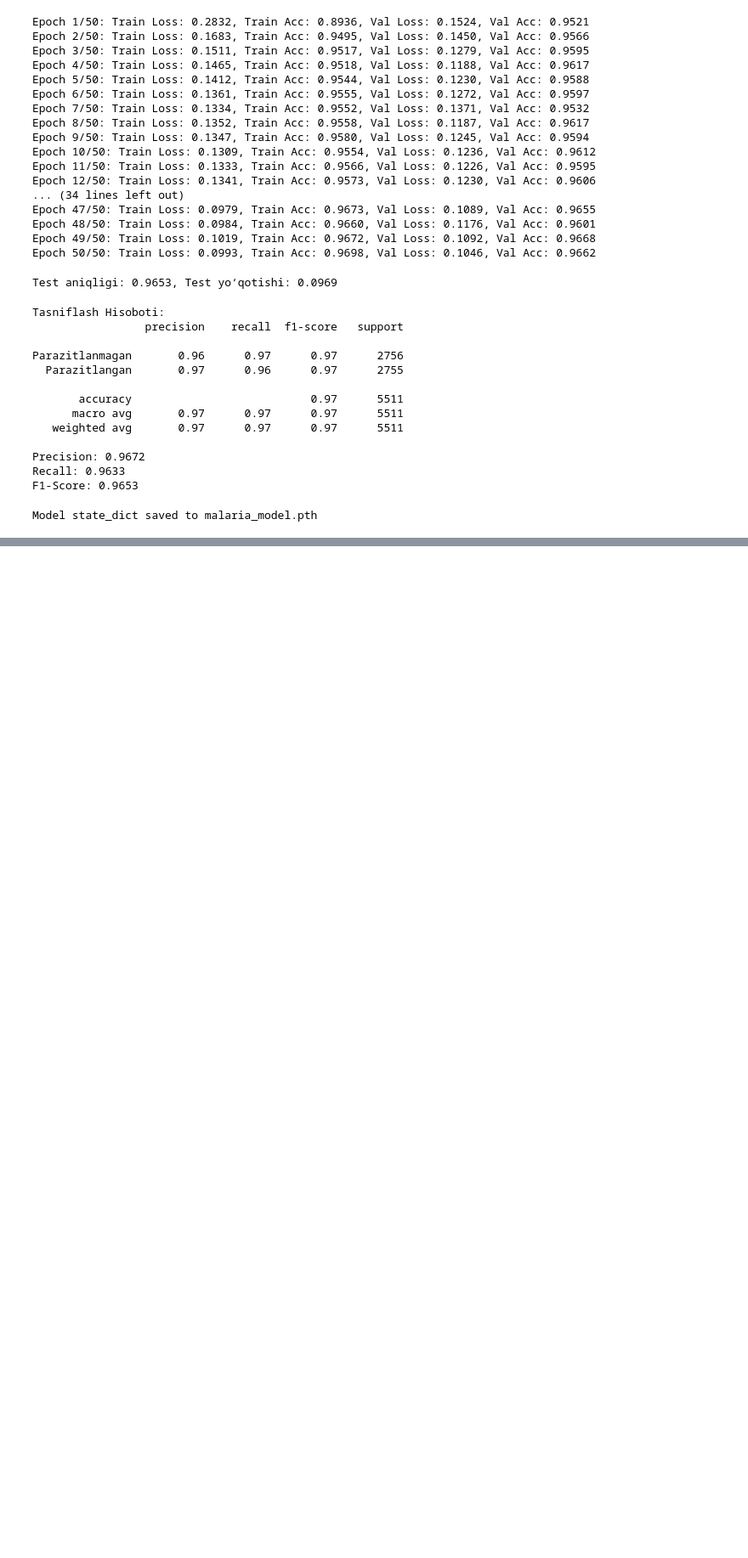
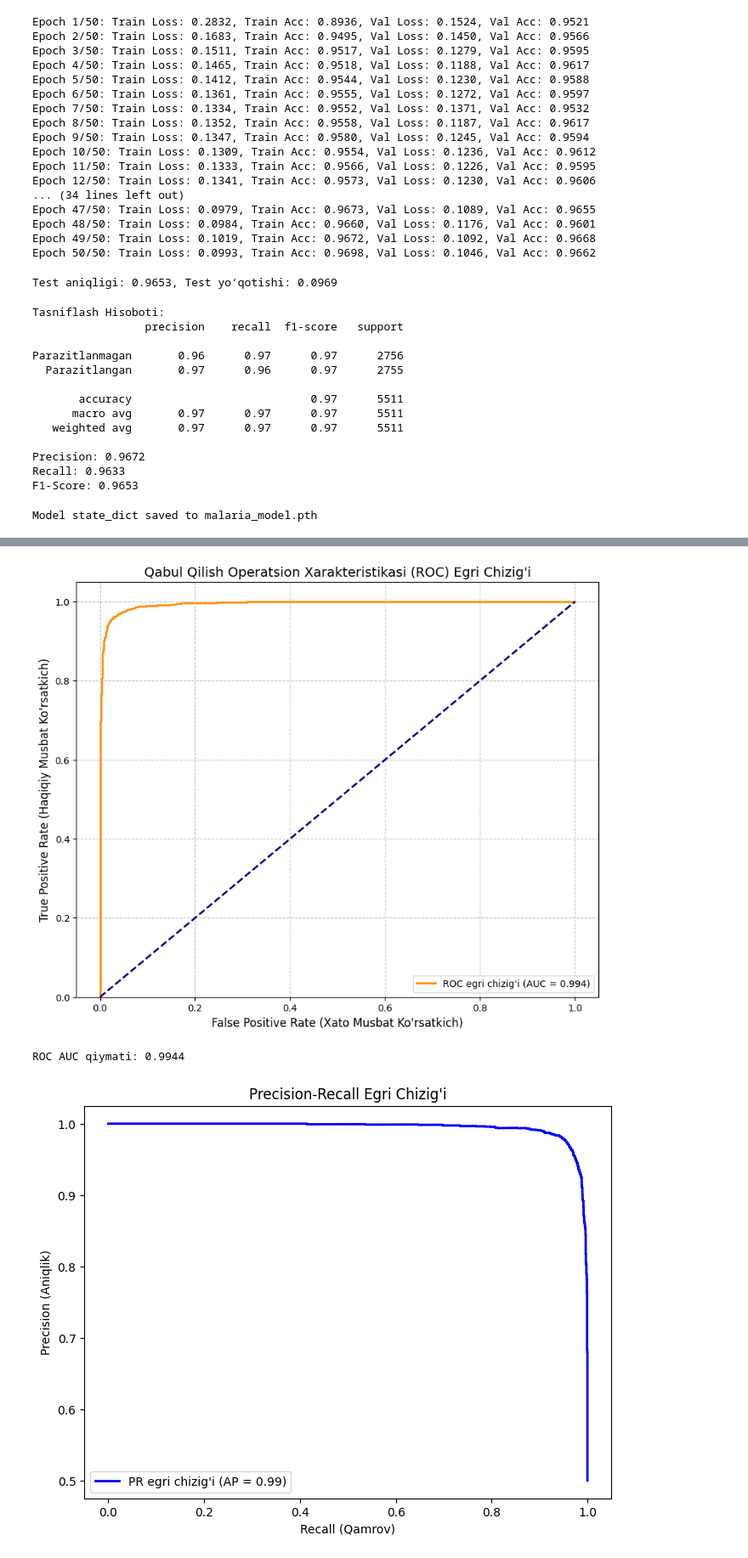
Before and after one commit to UlashovaZaxro/Malaria, a Jupyter notebook: pytorch.ipynb, the cells around one changed output, grey strips where cells are left out. Shown at 85% size. Cells and saved outputs as stored; diff of their text form; code cells hidden in the pictures; blank space fills up the shorter version.

```diff
--- a/pytorch.ipynb
+++ b/pytorch.ipynb
@@ -378,0 +502,39 @@ torch.save(model.state_dict(), 'malaria_model.pth')
+# %%
+from sklearn.metrics import roc_curve, auc, precision_recall_curve, average_precision_score
+
+fpr, tpr, thresholds_roc = roc_curve(y_true_test, y_scores_test)
+
+# ROC egri chizig'i ostidagi maydonni (AUC - Area Under Curve) hisoblash
+roc_auc = auc(fpr, tpr)
+
+# Grafikni chizish
+plt.figure(figsize=(10, 8))
+plt.plot(fpr, tpr, color='darkorange', lw=2, label=f'ROC egri chizig\'i (AUC = {roc_auc:.3f})')
+plt.plot([0, 1], [0, 1], color='navy', lw=2, linestyle='--')
+plt.ylim([0.0, 1.05])
+plt.xlabel('False Positive Rate (Xato Musbat Ko\'rsatkich)', fontsize=12)
+plt.ylabel('True Positive Rate (Haqiqiy Musbat Ko\'rsatkich)', fontsize=12)
+plt.title('Qabul Qilish Operatsion Xarakteristikasi (ROC) Egri Chizig\'i', fontsize=14)
+plt.legend(loc="lower right", fontsize=10)
+plt.grid(True, linestyle='--', alpha=0.7)
+plt.savefig('images/roc_curve.png')
+plt.show()
+
+print(f"ROC AUC qiymati: {roc_auc:.4f}")
+
+# Precision-Recall Curve
+precision, recall, _ = precision_recall_curve(y_true_test, y_scores_test)
+ap = average_precision_score(y_true_test, y_scores_test)
+
+plt.figure(figsize=(8,6))
+plt.plot(recall, precision, color='blue', lw=2, label=f'PR egri chizig\'i (AP = {ap:.2f})')
+plt.xlabel('Recall (Qamrov)')
+plt.ylabel('Precision (Aniqlik)')
+plt.title('Precision-Recall Egri Chizig\'i')
+plt.legend(loc="best")
+# plt.savefig('images/pr_curve.png')
+plt.show()
+# %% [output]
+[figure, added]
+ROC AUC qiymati: 0.9944
+[figure, added]
```
Also changed, not shown: parts of 6 cells of this notebook, 2 other files.
